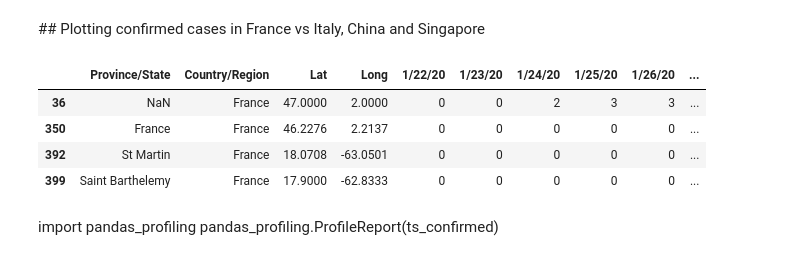
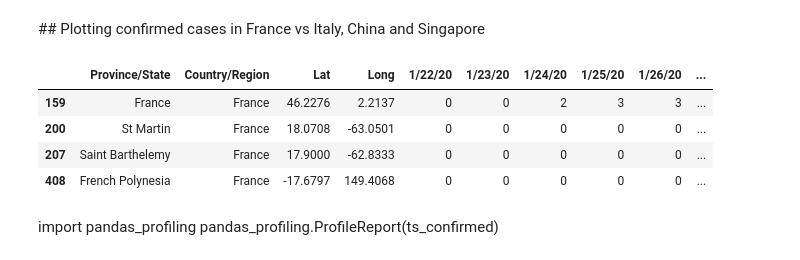
Before and after one commit to AmineDiro/Prediction-COVID19-France-, a Jupyter notebook: EDA.ipynb, the cells around one changed output. Cells and saved outputs as stored; diff of their text form; code cells hidden in the pictures.

```diff
--- a/EDA.ipynb
+++ b/EDA.ipynb
@@ -15,14 +15,15 @@ pd.set_option("display.max_rows", None)
 ## Plotting confirmed cases in France vs Italy, China and Singapore
 # %%
 ts_confirmed = pd.read_csv("DATA/time_series_covid_19_confirmed.csv")
+ts_confirmed_new = pd.read_csv("Data/time_series_19-covid-Confirmed_new.csv")
 # %%
-ts_confirmed[ts_confirmed["Country/Region"] == "France"]
+ts_confirmed_new[ts_confirmed_new["Country/Region"] == "France"]
 # %% [output]
 |  | Province/State | Country/Region | Lat | Long | 1/22/20 | 1/23/20 | 1/24/20 | 1/25/20 | 1/26/20 | ... |
-| 36 | NaN | France | 47.0000 | 2.0000 | 0 | 0 | 2 | 3 | 3 | ... |
-| 350 | France | France | 46.2276 | 2.2137 | 0 | 0 | 0 | 0 | 0 | ... |
-| 392 | St Martin | France | 18.0708 | -63.0501 | 0 | 0 | 0 | 0 | 0 | ... |
-| 399 | Saint Barthelemy | France | 17.9000 | -62.8333 | 0 | 0 | 0 | 0 | 0 | ... |
+| 159 | France | France | 46.2276 | 2.2137 | 0 | 0 | 2 | 3 | 3 | ... |
+| 200 | St Martin | France | 18.0708 | -63.0501 | 0 | 0 | 0 | 0 | 0 | ... |
+| 207 | Saint Barthelemy | France | 17.9000 | -62.8333 | 0 | 0 | 0 | 0 | 0 | ... |
+| 408 | French Polynesia | France | -17.6797 | 149.4068 | 0 | 0 | 0 | 0 | 0 | ... |
 # %% [markdown]
 import pandas_profiling
 pandas_profiling.ProfileReport(ts_confirmed)
```
Also changed, not shown: parts of 17 cells of this notebook.
